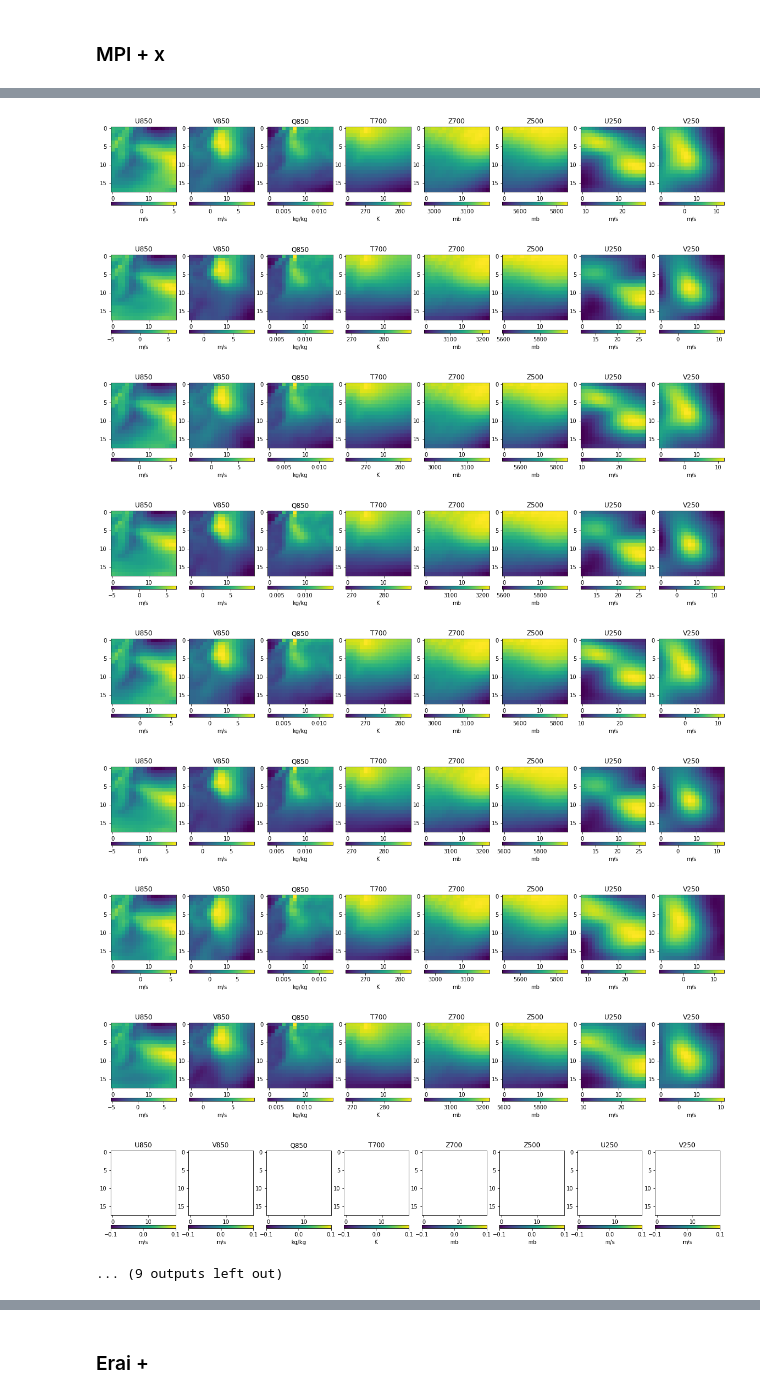
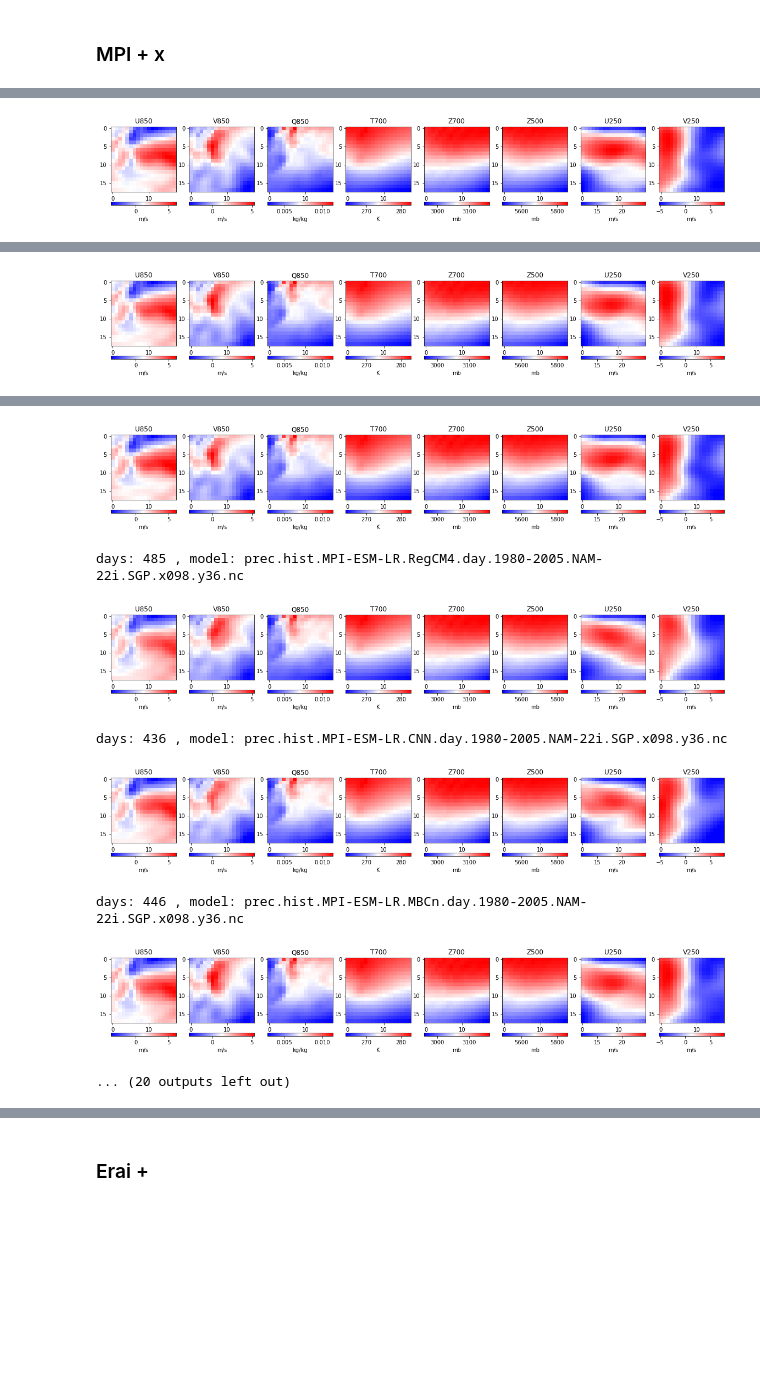
Before and after one commit to NCAR/ml-sm-dk-hf, a Jupyter notebook: notebooks/rain-days-via-xarray.ipynb, the cells around one changed output, grey strips where cells are left out. Cells and saved outputs as stored; diff of their text form; code cells hidden in the pictures; blank space fills up the shorter version.

Commit message:
same-scale plots, bug fixes, rwb color scheme

```diff
--- a/notebooks/rain-days-via-xarray.ipynb
+++ b/notebooks/rain-days-via-xarray.ipynb
@@ -115,7 +115,7 @@ def calc_uatm_average(mpr_min, mpr_max, rainsignal):
     # global inputs: dv[1-8], mdv[1-8], mnvars
 
     # initialize accumulators
-    indeces = []
+    indices = []
     distribution = []
     raw_ires = len(mdv1[0])
     raininput = np.zeros((mnvars, raw_ires, raw_ires))
@@ -128,7 +128,7 @@ def calc_uatm_average(mpr_min, mpr_max, rainsignal):
 
             if mpr >= mpr_min and mpr < mpr_max:
                 distribution.append(mpr)
-                indeces.append(ii)
+                indices.append(ii)
 
                 #mpr = dv1[ii].sel(lat=slice(32.125,38.125), lon=slice(-101.875,-93.875)).mean()
 
@@ -148,7 +148,7 @@ def calc_uatm_average(mpr_min, mpr_max, rainsignal):
     raininput /= raincount
     #print("days:", raincount)
 
-    return raininput, raincount, distribution, indeces
+    return raininput, raincount, distribution, indices
 # %% [markdown]
 # Plot routines
 # %%
@@ -168,8 +182,19 @@ def plot_8v(isample):
 from os.path import basename
 
 def plot_models(mpr_min, mpr_max, sigfiles):
+    # use max/min of first model
+    if sigfiles[0].lower().find('hist') >= 0:
+        load_uatm_mpi_hist()
+    elif sigfiles[0].lower().find('rcp85') >= 0:
+        load_uatm_mpi_future()
+    else:
+        print ("ERROR: neither hist or rcp85 found")
+    rainsignal = xr.open_dataset(sigfiles[0])['prec']
+    avginput, count, distribution, indices = calc_uatm_average(mpr_min, mpr_max, rainsignal)
+    vmin = [x.min() for x in avginput]
+    vmax = [x.max() for x in avginput]
+
     for sigfile in sigfiles:
-    #for sigfile in sigfiles[0:2]:
         rainsignal = xr.open_dataset(sigfile)['prec']
         if sigfile.lower().find('hist') >= 0:
             load_uatm_mpi_hist()
@@ -178,10 +203,10 @@ def plot_models(mpr_min, mpr_max, sigfiles):
         else:
             print ("ERROR: neither hist or rcp85 found")
 
-        # wet
-        avginput, count, distribution, indeces = calc_uatm_average(3.0, 9999.0, rainsignal)
-        print ("days:", count, "model:", basename(sigfile))
-        plot_8v(avginput)
+        # plot
+        avginput, count, distribution, indices = calc_uatm_average(mpr_min, mpr_max, rainsignal)
+        print ("days:", count, ", model:", basename(sigfile))
+        plot_8v(avginput, vmin, vmax)
 # %% [markdown]
 # Run over different models
 # %% [markdown]
@@ -195,8 +220,8 @@ sigfiles=['/glade/work/mcginnis/DCA/data/gen/final/loca/hist/prec.hist.MPI-ESM-L
 '/glade/work/mcginnis/DCA/data/gen/final/mpi/rcp85/prec.rcp85.MPI-ESM-LR.raw.day.2075-2100.NAM-22i.SGP.x098.y36.nc',
 '/glade/work/mcginnis/DCA/data/gen/final/regcm4/hist/prec.hist.MPI-ESM-LR.RegCM4.day.1980-2005.NAM-22i.SGP.x098.y36.nc',
 '/glade/work/mcginnis/DCA/data/gen/final/regcm4/rcp85/prec.rcp85.MPI-ESM-LR.RegCM4.day.2075-2100.NAM-22i.SGP.x098.y36.nc',
-'/glade/work/mcginnis/DCA/data/gen/final/glm/hist/prec.hist.MPI-ESM-LR.GLM.day.1980-2005.NAM-22i.SGP.x098.y36.nc',
-'/glade/work/mcginnis/DCA/data/gen/final/glm/rcp85/prec.rcp85.MPI-ESM-LR.GLM.day.2075-2100.NAM-22i.SGP.x098.y36.nc',
+#'/glade/work/mcginnis/DCA/data/gen/final/glm/hist/prec.hist.MPI-ESM-LR.GLM.day.1980-2005.NAM-22i.SGP.x098.y36.nc',
+#'/glade/work/mcginnis/DCA/data/gen/final/glm/rcp85/prec.rcp85.MPI-ESM-LR.GLM.day.2075-2100.NAM-22i.SGP.x098.y36.nc',
 '/glade/work/mcginnis/DCA/data/gen/final/cnn/hist/prec.hist.MPI-ESM-LR.CNN.day.1980-2005.NAM-22i.SGP.x098.y36.nc',
 '/glade/work/mcginnis/DCA/data/gen/final/cnn/rcp85/prec.rcp85.MPI-ESM-LR.CNN.day.2075-2100.NAM-22i.SGP.x098.y36.nc',
 '/glade/work/mcginnis/DCA/data/gen/final/mbcn/hist/prec.hist.MPI-ESM-LR.MBCn.day.1980-2005.NAM-22i.SGP.x098.y36.nc',
@@ -206,6 +231,13 @@ sigfiles=['/glade/work/mcginnis/DCA/data/gen/final/loca/hist/prec.hist.MPI-ESM-L
 '/glade/work/mcginnis/DCA/data/gen/final/wrf/hist/prec.hist.MPI-ESM-LR.WRF.day.1980-2005.NAM-22i.SGP.x098.y36.nc',
 '/glade/work/mcginnis/DCA/data/gen/final/wrf/rcp85/prec.rcp85.MPI-ESM-LR.WRF.day.2075-2100.NAM-22i.SGP.x098.y36.nc']
 # %%
-# mpi dry
-plot_models(0, 0.254, sigfiles)
+# mpi dry: hist
+print("dry: hist")
+sigfiles_hist = list(filter(lambda line:'hist' in line, sigfiles))
+plot_models(0, 0.254, sigfiles_hist)
+
+# mpi dry: rcp85
+print("dry: rcp85")
+sigfiles_rcp85 = list(filter(lambda line:'rcp85' in line, sigfiles))
+plot_models(0, 0.254, sigfiles_rcp85)
 # %% [output]
@@ -219,0 +246 @@ days: 212 model: prec.rcp85.MPI-ESM-LR.RegCM4.day.2075-2100.NAM-22i.SGP.x098.y36
+[figure, new version]
@@ -220,0 +248 @@ days: 0 model: prec.hist.MPI-ESM-LR.GLM.day.1980-2005.NAM-22i.SGP.x098.y36.nc
+[figure, new version]
@@ -230,11 +250,9 @@ days: 316 model: prec.rcp85.MPI-ESM-LR.WRF.day.2075-2100.NAM-22i.SGP.x098.y36.nc
-[figure, old version]
-[figure, old version]
-[figure, old version]
+[figure, new version]
+days: 485 , model: prec.hist.MPI-ESM-LR.RegCM4.day.1980-2005.NAM-22i.SGP.x098.y36.nc
-[figure, old version]
+[figure, new version]
+days: 436 , model: prec.hist.MPI-ESM-LR.CNN.day.1980-2005.NAM-22i.SGP.x098.y36.nc
-[figure, old version]
+[figure, new version]
+days: 446 , model: prec.hist.MPI-ESM-LR.MBCn.day.1980-2005.NAM-22i.SGP.x098.y36.nc
-[figure, old version]
+[figure, new version]
-[figure, removed]
-[figure, removed]
-[figure, removed]
-... (9 outputs left out)
+... (20 outputs left out)
 # %%
```
Also changed, not shown: parts of 9 cells of this notebook.
